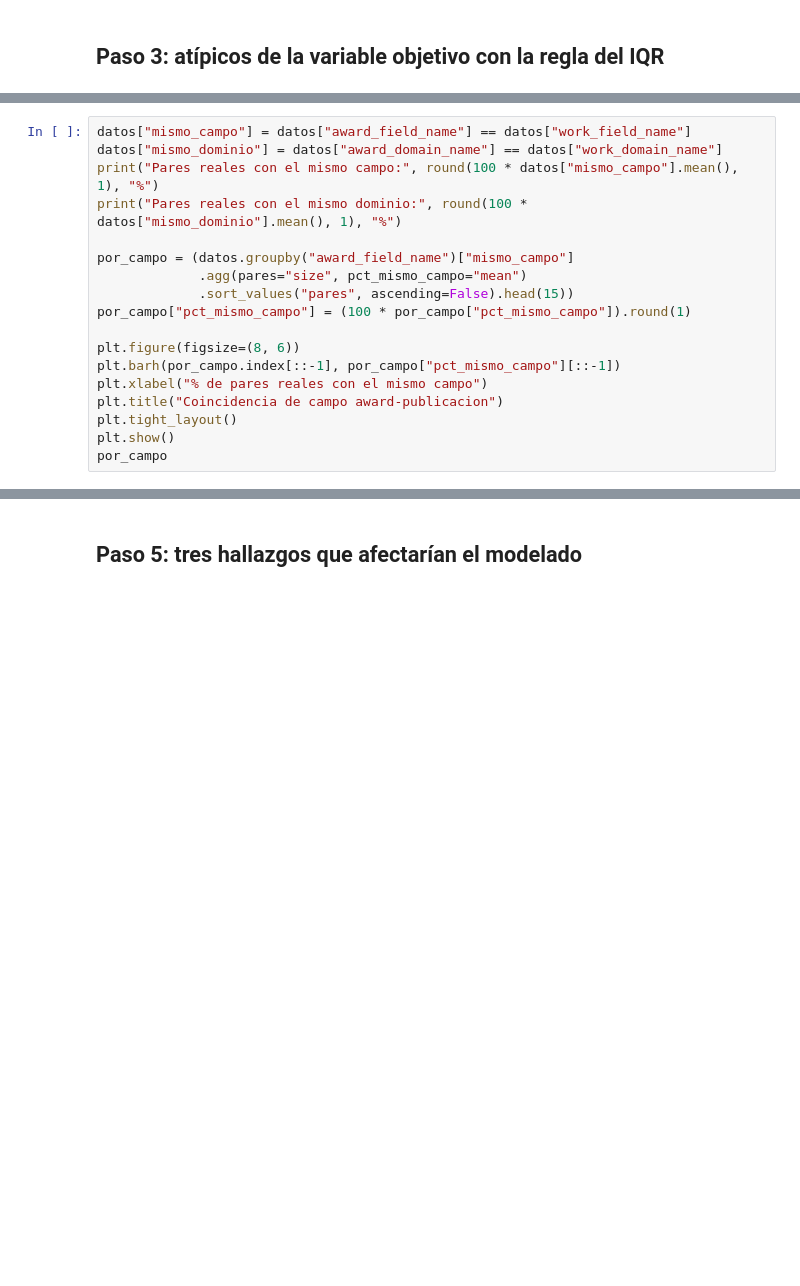
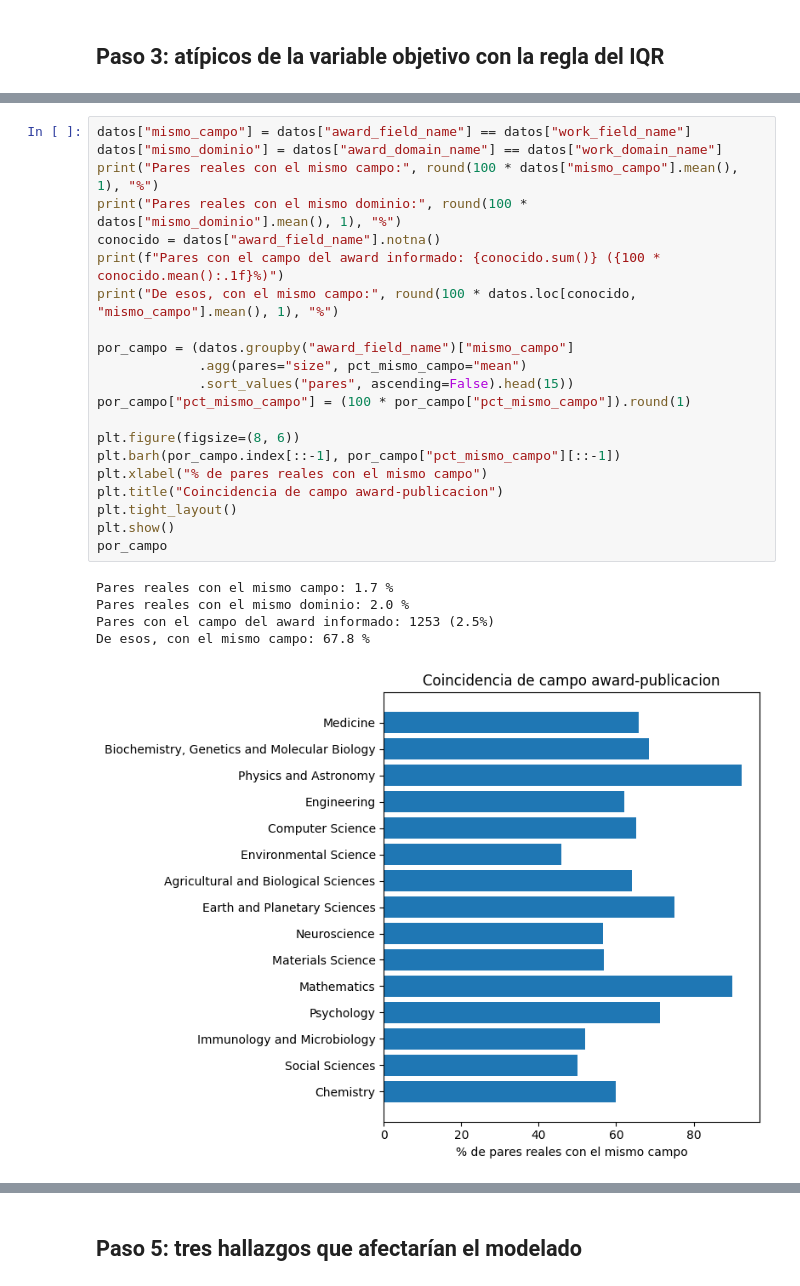
Before and after one commit to yahashuaPP/data-science-end-to-end, a Jupyter notebook: psets/proyecto/modelado/explorar_proyecto.ipynb, the cells around one changed output, grey strips where cells are left out. Cells and saved outputs as stored; diff of their text form; blank space fills up the shorter version.

```diff
--- a/psets/proyecto/modelado/explorar_proyecto.ipynb
+++ b/psets/proyecto/modelado/explorar_proyecto.ipynb
@@ -44,18 +80,27 @@ La señal que espero que más pese en la pertinencia es que el award y la public
 # %%
 datos["mismo_campo"] = datos["award_field_name"] == datos["work_field_name"]
 datos["mismo_dominio"] = datos["award_domain_name"] == datos["work_domain_name"]
 print("Pares reales con el mismo campo:", round(100 * datos["mismo_campo"].mean(), 1), "%")
 print("Pares reales con el mismo dominio:", round(100 * datos["mismo_dominio"].mean(), 1), "%")
+conocido = datos["award_field_name"].notna()
+print(f"Pares con el campo del award informado: {conocido.sum()} ({100 * conocido.mean():.1f}%)")
+print("De esos, con el mismo campo:", round(100 * datos.loc[conocido, "mismo_campo"].mean(), 1), "%")
 
 por_campo = (datos.groupby("award_field_name")["mismo_campo"]
              .agg(pares="size", pct_mismo_campo="mean")
              .sort_values("pares", ascending=False).head(15))
 por_campo["pct_mismo_campo"] = (100 * por_campo["pct_mismo_campo"]).round(1)
 
 plt.figure(figsize=(8, 6))
 plt.barh(por_campo.index[::-1], por_campo["pct_mismo_campo"][::-1])
 plt.xlabel("% de pares reales con el mismo campo")
 plt.title("Coincidencia de campo award-publicacion")
 plt.tight_layout()
 plt.show()
 por_campo
+# %% [output]
+Pares reales con el mismo campo: 1.7 %
+Pares reales con el mismo dominio: 2.0 %
+Pares con el campo del award informado: 1253 (2.5%)
+De esos, con el mismo campo: 67.8 %
+[figure, added]
```
Also changed, not shown: parts of 11 cells of this notebook, 17 other files.
